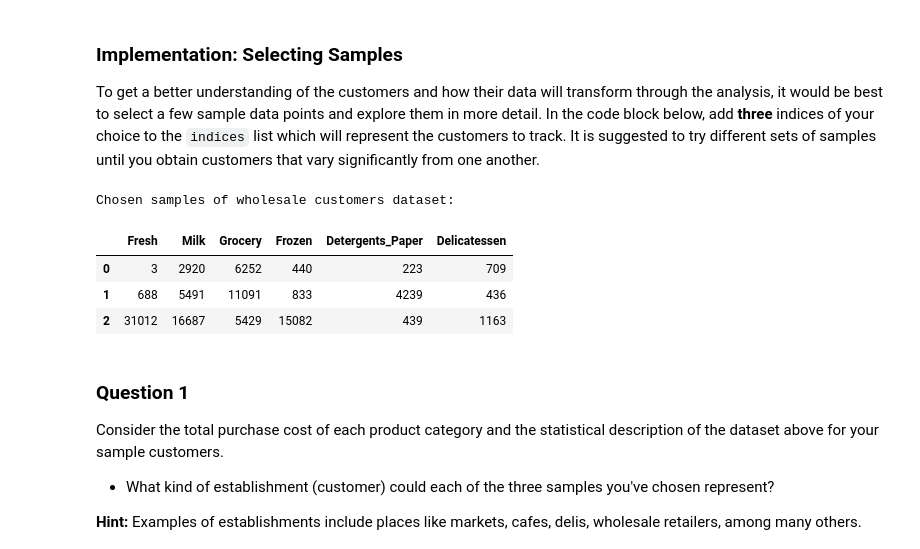
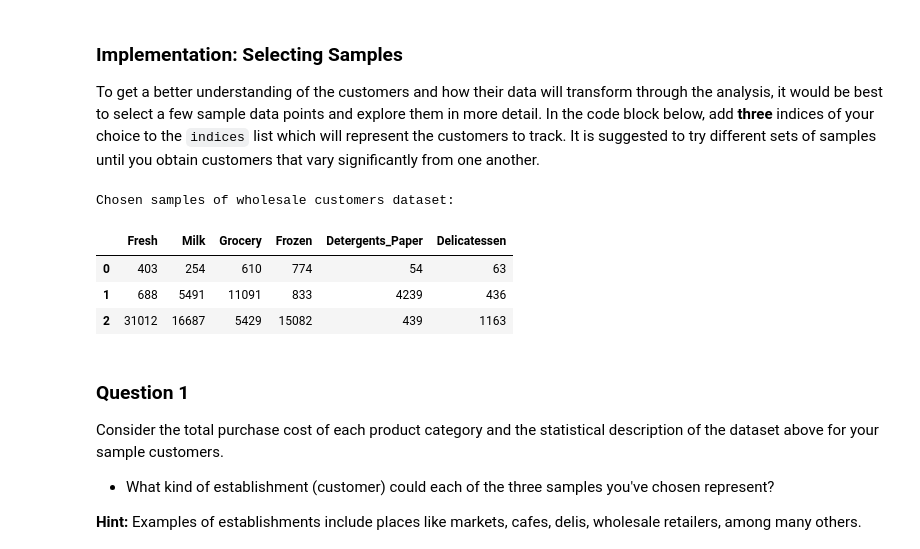
Before and after one commit to shinespa/machine-learning, a Jupyter notebook: projects/customer_segments/customer_segments.ipynb, the cells around one changed output. Drawn from its saved outputs; the diff is of its cells as text; code cells hidden in the pictures.

```diff
--- a/projects/customer_segments/customer_segments.ipynb
+++ b/projects/customer_segments/customer_segments.ipynb
@@ -60,16 +60,16 @@ display(data.describe())
 To get a better understanding of the customers and how their data will transform through the analysis, it would be best to select a few sample data points and explore them in more detail. In the code block below, add **three** indices of your choice to the `indices` list which will represent the customers to track. It is suggested to try different sets of samples until you obtain customers that vary significantly from one another.
 # %%
 # TODO: Select three indices of your choice you wish to sample from the dataset
-indices = [95,35,427]
+indices = [97,35,427]
 
 # Create a DataFrame of the chosen samples
 samples = pd.DataFrame(data.loc[indices], columns = data.keys()).reset_index(drop = True)
 print("Chosen samples of wholesale customers dataset:")
 display(samples)
 # %% [output]
 Chosen samples of wholesale customers dataset:
 |  | Fresh | Milk | Grocery | Frozen | Detergents_Paper | Delicatessen |
-| 0 | 3 | 2920 | 6252 | 440 | 223 | 709 |
+| 0 | 403 | 254 | 610 | 774 | 54 | 63 |
 | 1 | 688 | 5491 | 11091 | 833 | 4239 | 436 |
 | 2 | 31012 | 16687 | 5429 | 15082 | 439 | 1163 |
 # %% [markdown]
```
Also changed, not shown: parts of 15 cells of this notebook.
